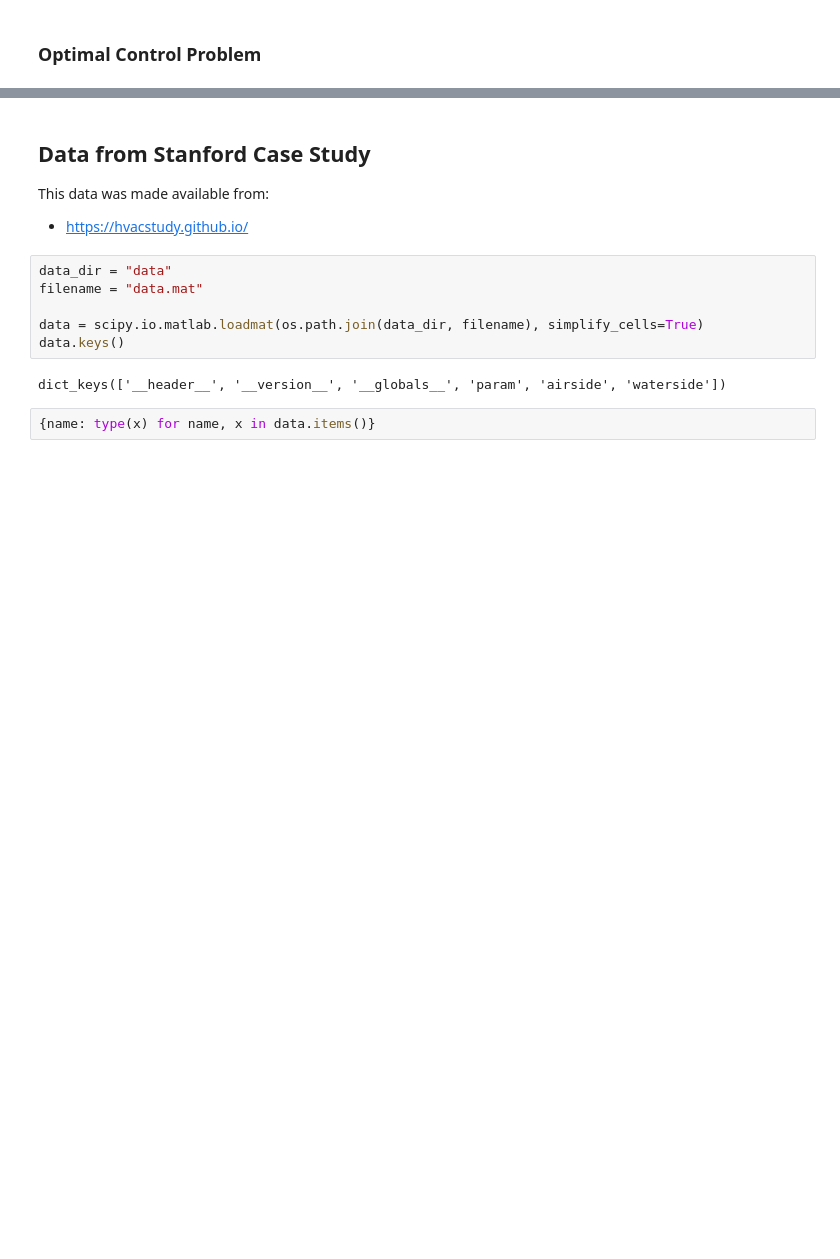
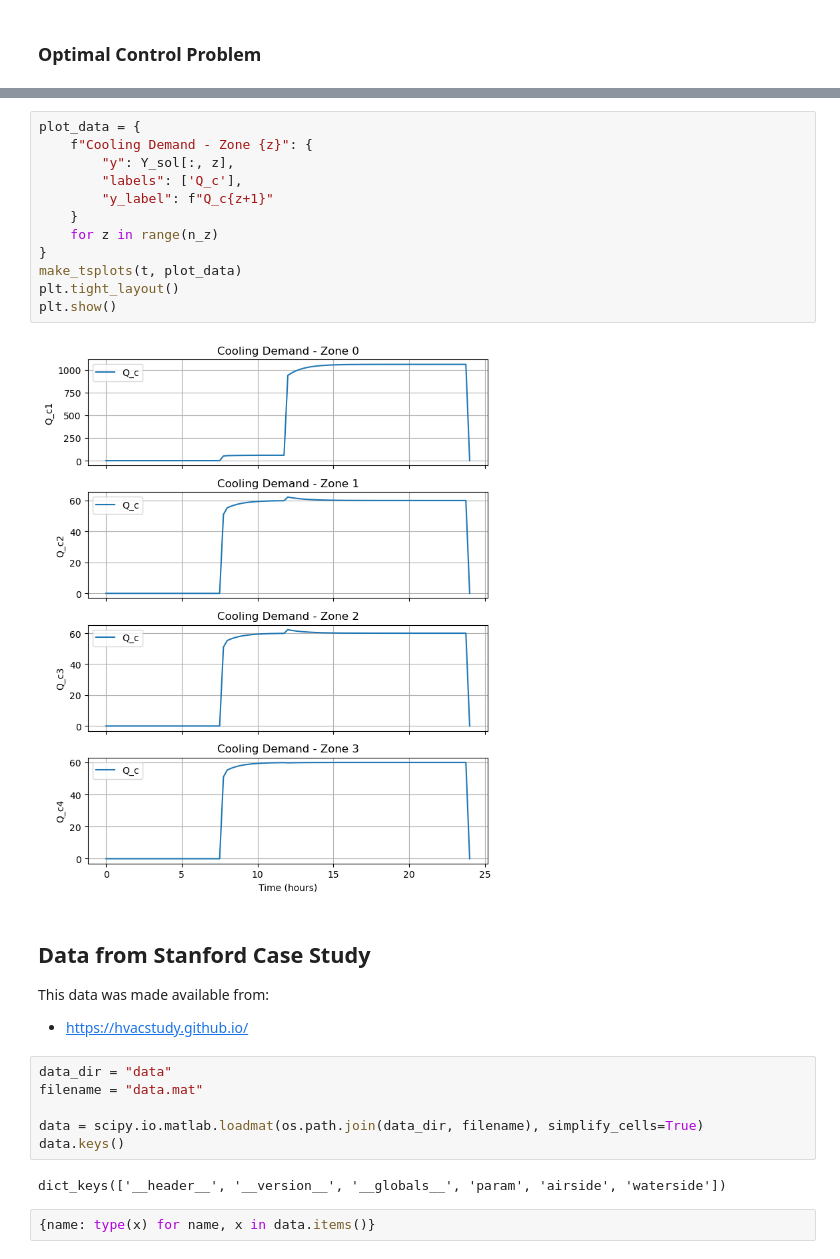
Before and after one commit to billtubbs/building-hvac-models, a Jupyter notebook: Building-models.ipynb, the cells around one changed output, grey strips where cells are left out. Drawn from its saved outputs; the diff is of its cells as text; blank space fills up the shorter version.

```diff
--- a/Building-models.ipynb
+++ b/Building-models.ipynb
@@ -784,3 +815,17 @@ N
+# %%
+plot_data = {
+    f"Cooling Demand - Zone {z}": {
+        "y": Y_sol[:, z],
+        "labels": ['Q_c'],
+        "y_label": f"Q_c{z+1}"
+    }
+    for z in range(n_z)
+}
+make_tsplots(t, plot_data)
+plt.tight_layout()
+plt.show()
+# %% [output]
+[figure, added]
 # %% [markdown]
 ## Data from Stanford Case Study
 
```
Also changed, not shown: parts of 21 cells of this notebook, 2 other files.
